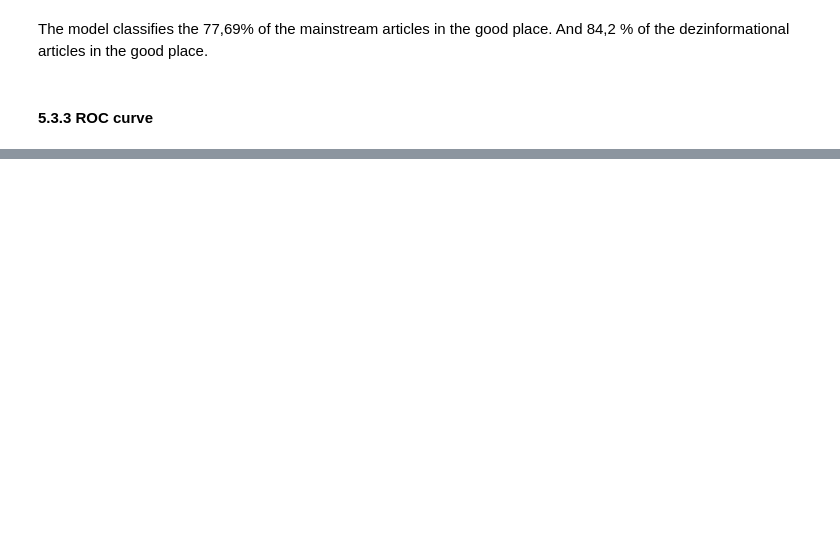
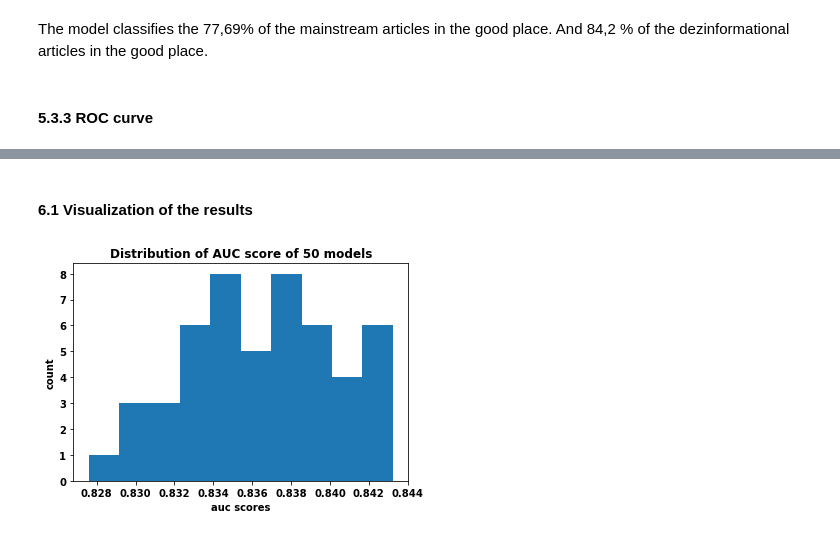
Before and after one commit to molnar95/thesis, a Jupyter notebook: analysis/covid_naive_bayes_classifier.ipynb, the cells around one changed output, grey strips where cells are left out. Cells and saved outputs as stored; diff of their text form; code cells hidden in the pictures; blank space fills up the shorter version.

```diff
--- a/analysis/covid_naive_bayes_classifier.ipynb
+++ b/analysis/covid_naive_bayes_classifier.ipynb
@@ -210,0 +277,13 @@ data_under.head()
+# %% [markdown]
+#### 6.1 Visualization of the results
+# %%
+
+plt.hist(result_table['auc'])
+plt.xlabel('auc scores')
+plt.ylabel('count')
+
+# displaying the title
+plt.title("Distribution of AUC score of 50 models")
+plt.show()
+# %% [output]
+[figure, added]
```
Also changed, not shown: parts of 15 cells of this notebook.
